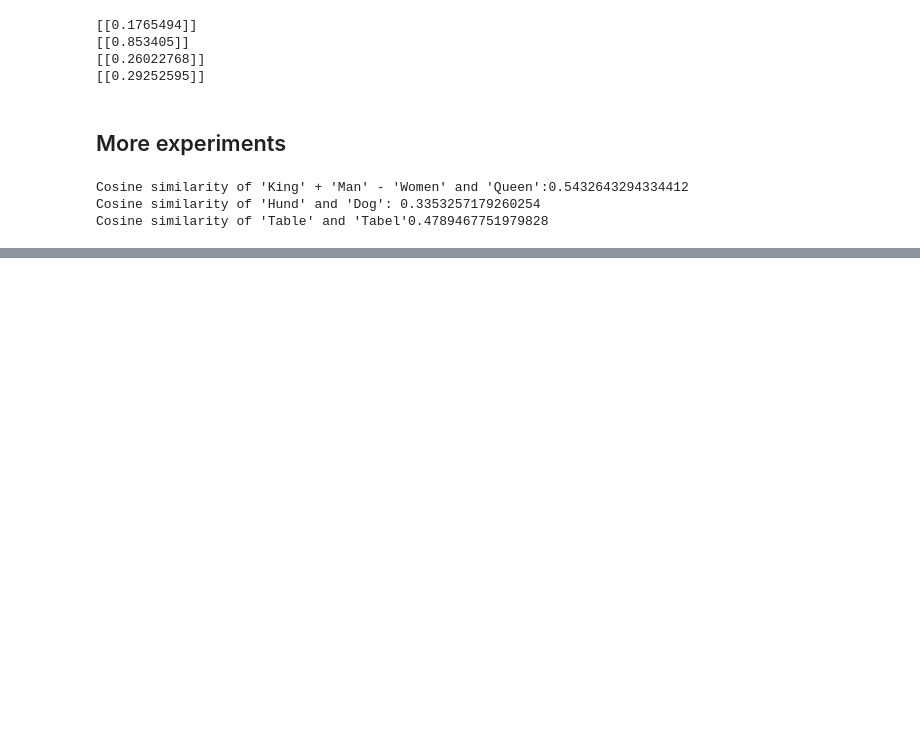
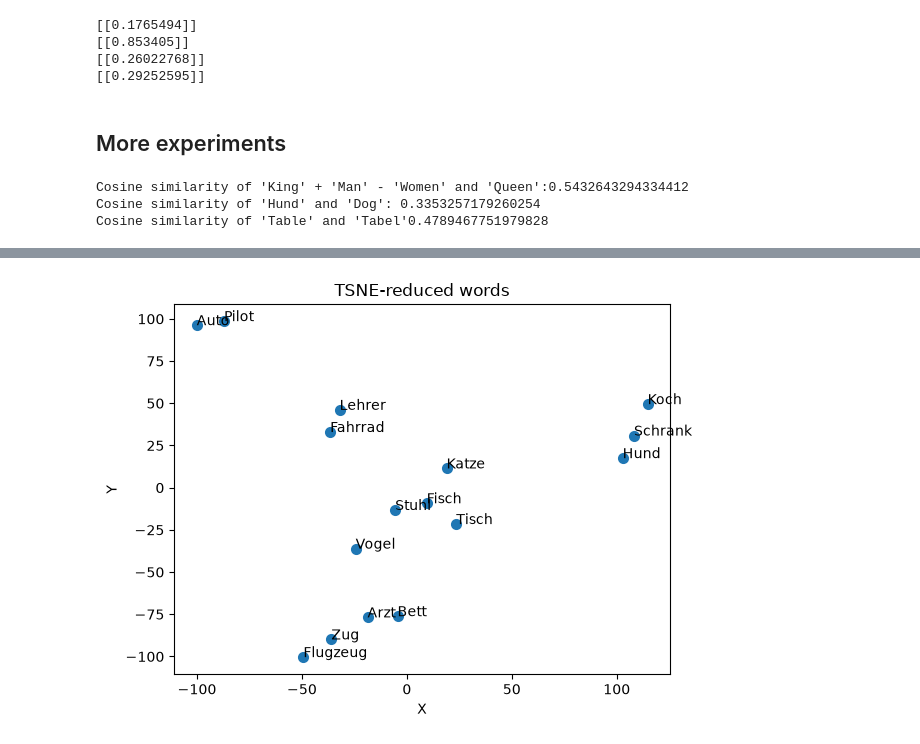
Before and after one commit to 27aran/Germantris, a Jupyter notebook: notebooks/01_explore_embeddings.ipynb, the cells around one changed output, grey strips where cells are left out. Cells and saved outputs as stored; diff of their text form; code cells hidden in the pictures; blank space fills up the shorter version.

```diff
--- a/notebooks/01_explore_embeddings.ipynb
+++ b/notebooks/01_explore_embeddings.ipynb
@@ -102,0 +111,17 @@ Cosine similarity of 'Table' and 'Tabel'0.4789467751979828
+# %%
+words = [
+    # Tiere
+    "Hund", "Katze", "Vogel", "Fisch",
+    # Fahrzeuge
+    "Auto", "Fahrrad", "Zug", "Flugzeug",
+    # Berufe
+    "Arzt", "Lehrer", "Koch", "Pilot",
+    # Möbel
+    "Tisch", "Stuhl", "Bett", "Schrank"
+]
+# %%
+words_emb = model.encode(words)
+reduced = TSNE(n_components=2, learning_rate='auto',
+                  init='random', perplexity=2).fit_transform(words_emb)
+X = reduced[:,0]
+y = reduced[:,1]
@@ -102,0 +147,10 @@ Cosine similarity of 'Table' and 'Tabel'0.4789467751979828
+# %%
+plt.scatter(X, y, linewidth = 2)
+for i, word in enumerate(wörter):
+    plt.annotate(word, (X[i], y[i]))
+plt.title("TSNE-reduced words")
+plt.xlabel("X")
+plt.ylabel("Y")
+plt.show()
+# %% [output]
+[figure, added]
```
Also changed, not shown: parts of 4 cells of this notebook.
